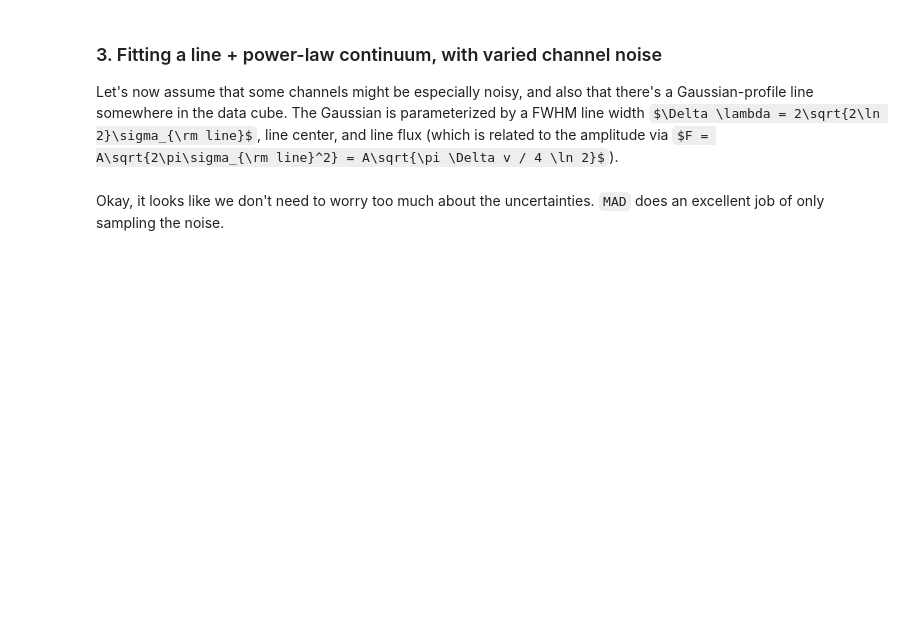
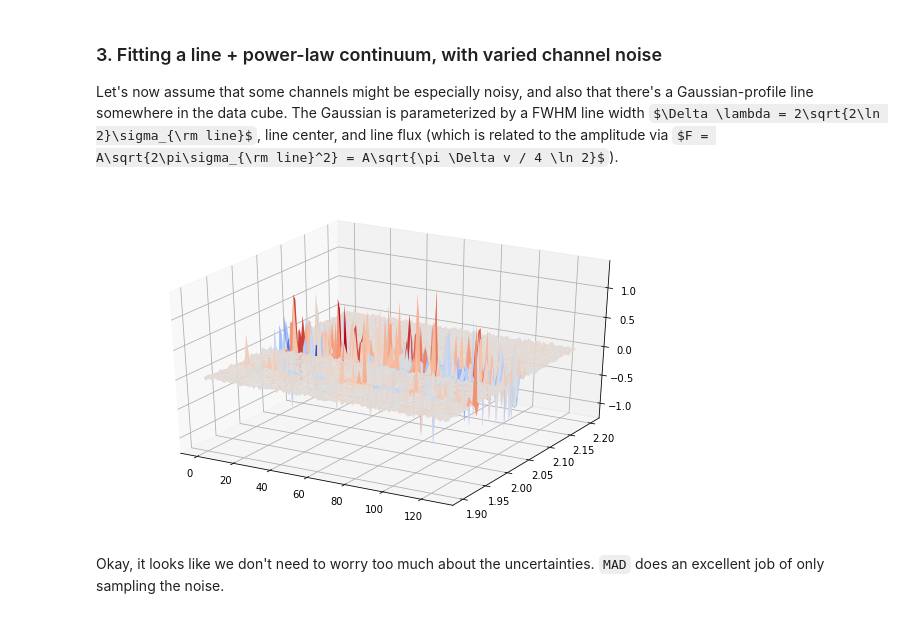
Before and after one commit to jwuphysics/fitting-a-model-to-data, a Jupyter notebook: notebook/Fitting a model to a data cube.ipynb, the cells around one changed output. Cells and saved outputs as stored; diff of their text form; code cells hidden in the pictures; some formulas as TeX source; blank space fills up the shorter version.

```diff
--- a/notebook/Fitting a model to a data cube.ipynb
+++ b/notebook/Fitting a model to a data cube.ipynb
@@ -317,34 +321,36 @@ def brightness((ii, jj, wavelength), continuum_f_lambda, continuum_index, line_f
     return amplitude * np.exp(-(a_ii*(ii-i_center)**2 + 2*b_ij*(ii-i_center)*(jj-j_center) \
                                 + c_jj*(jj-j_center)**2)).T
 
 
 # define the size of the 3d coordinate grid
 N_k, N_i, N_j,  = (60, 128, 128)
 
 # generate a wavelength range over N_k [um]
 wavelengths = np.linspace(1.9, 2.2, N_k)
 
 # true parameters (5 astrophysical model parameters + 5 parameters that shape the spatial Gaussian)
 # note: I'll write line center and width in [um], and flux in the same units as the continuum * um
 true_params = [50., 1.5, 0.06, 2.05, 0.03,
                45.67, 56.78, 5.5, 3.3, 40.]
 
 
-ii, jj = np.meshgrid(xrange(N_i), xrange(N_j))
+ii, jj = np.meshgrid(xrange(N_i), xrange(N_j), indexing='ij')
 data = np.array([brightness((ii, jj, wavelength), *true_params) for wavelength in wavelengths])
 
 # add some noise through cube
 data += np.random.normal(0, 0.02, (N_k, N_i, N_j))
 
 # and "other" noise
 for k in [13, 28, 30, 31, 32, 35]:
     data[k] += np.random.normal(0, 0.40, (N_i, N_j))
 
 fig = plt.figure(figsize=(10, 6))
 ax = fig.add_subplot(111, projection='3d')
 
 # plot along i=45
 ax.plot_surface(*np.meshgrid(xrange(N_j), wavelengths), Z=data[:, 45, :], cmap='coolwarm');
+# %% [output]
+[figure, added]
 # %%
 data_uncertainties = np.array([np.nanstd(reject_outliers(channel, num_std=3)) for channel in data])
 plt.scatter(wavelengths, data_uncertainties)
```
Also changed, not shown: parts of 4 cells of this notebook.
